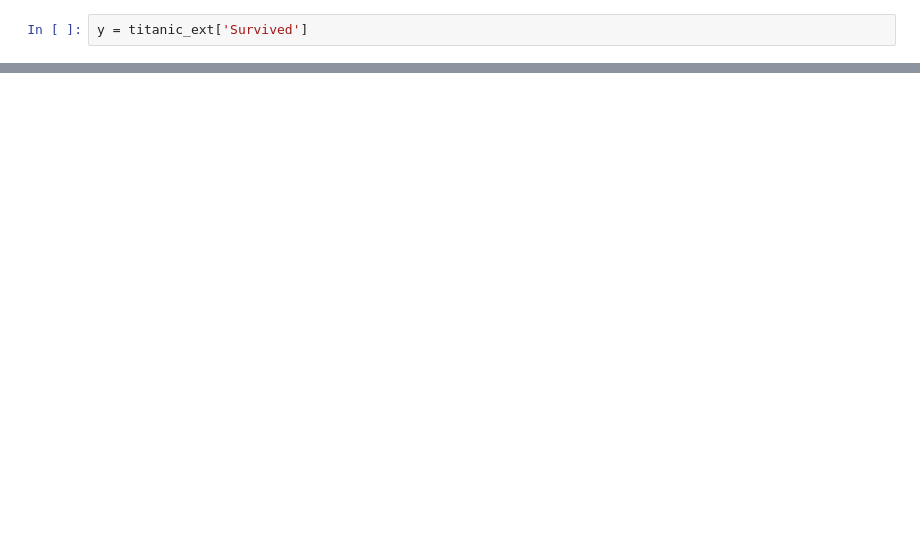
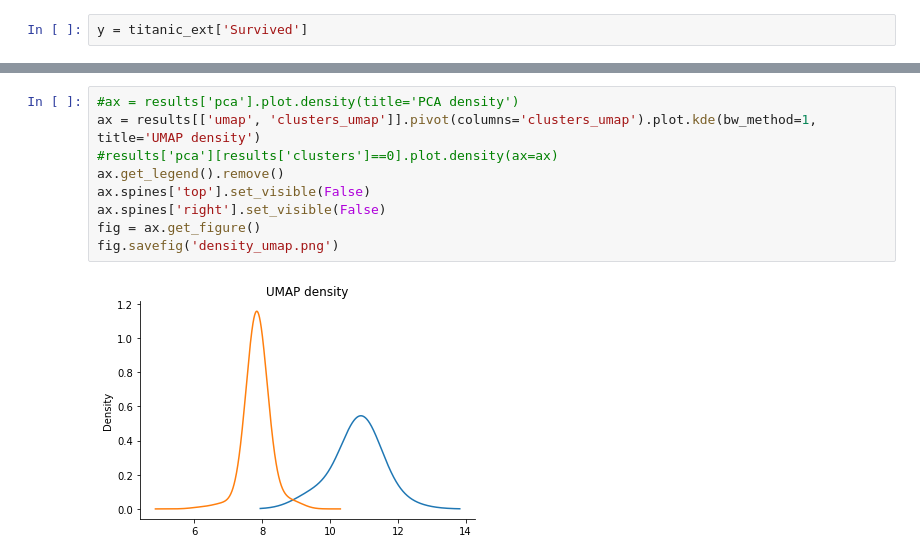
Before and after one commit to lady-pandas/cleaning-is-coming, a Jupyter notebook: category_cleaning.ipynb, the cells around one changed output, grey strips where cells are left out. Drawn from its saved outputs; the diff is of its cells as text; blank space fills up the shorter version.

```diff
--- a/category_cleaning.ipynb
+++ b/category_cleaning.ipynb
@@ -104,0 +258,11 @@ array([False, False, False, False, False, False, False, False, False,
+# %%
+#ax = results['pca'].plot.density(title='PCA density')
+ax = results[['umap', 'clusters_umap']].pivot(columns='clusters_umap').plot.kde(bw_method=1, title='UMAP density')
+#results['pca'][results['clusters']==0].plot.density(ax=ax)
+ax.get_legend().remove()
+ax.spines['top'].set_visible(False)
+ax.spines['right'].set_visible(False)
+fig = ax.get_figure()
+fig.savefig('density_umap.png')
+# %% [output]
+[figure, added]
```
Also changed, not shown: parts of 53 cells of this notebook, 1 other file.
